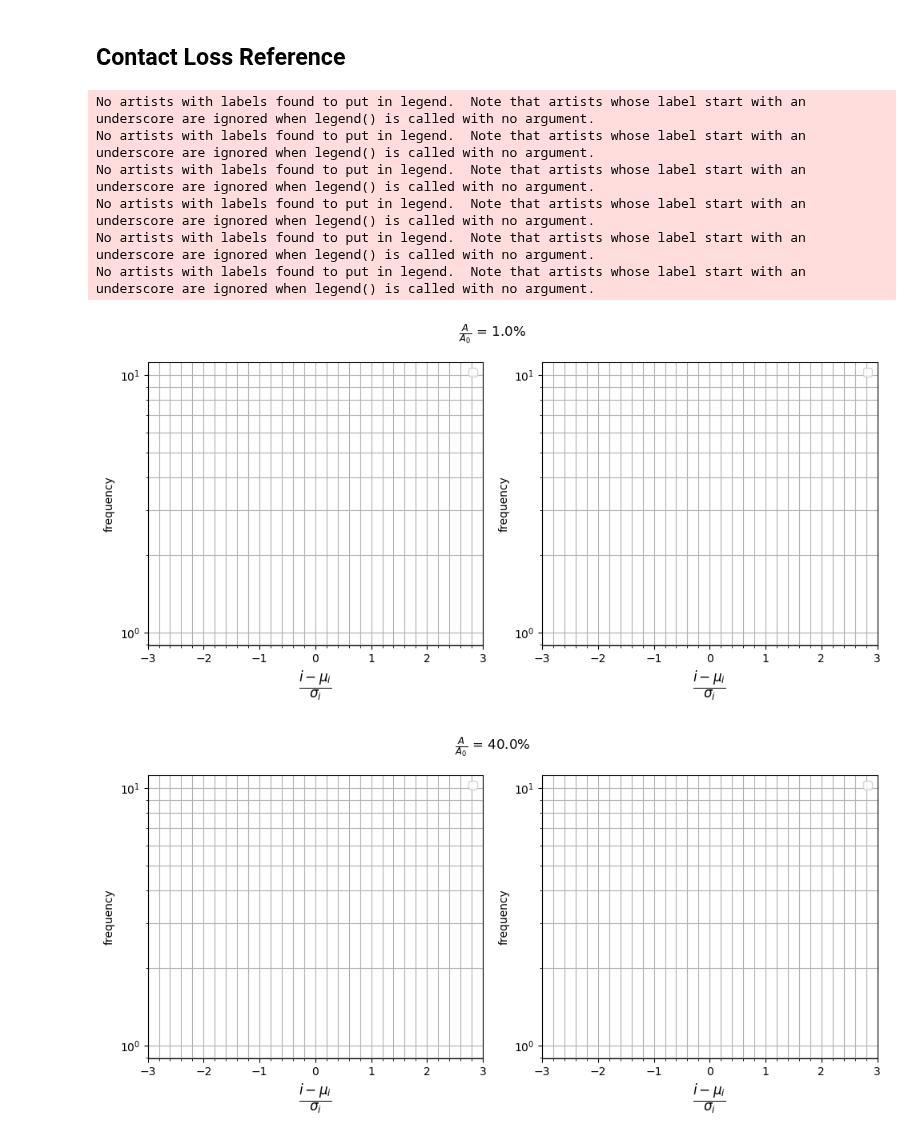
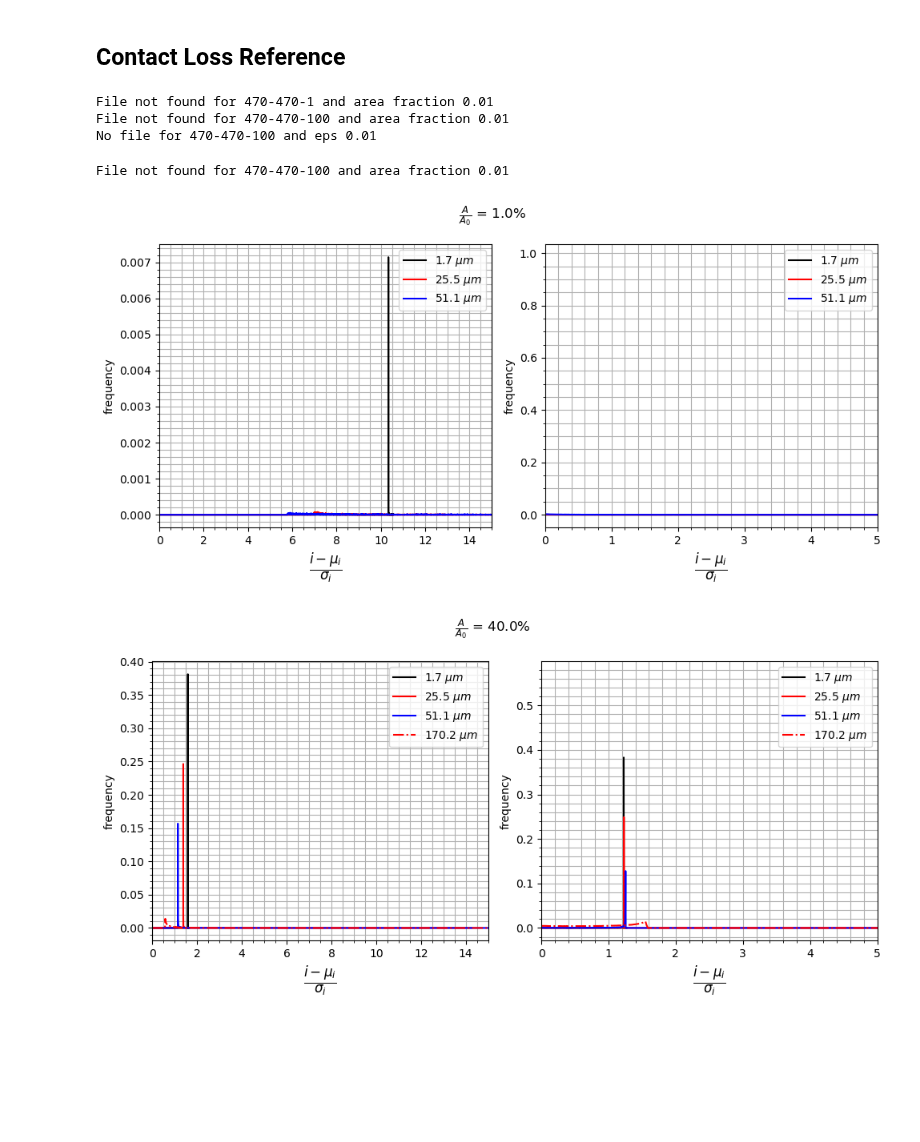
Before and after one commit to molel-gt/ssb, a Jupyter notebook: contact_loss_plots.ipynb, the cells around one changed output. Saved outputs shown, nothing was run; the diff lists cells and outputs as text; code cells hidden in the pictures; blank space fills up the shorter version.

```diff
--- a/contact_loss_plots.ipynb
+++ b/contact_loss_plots.ipynb
@@ -17,7 +17,7 @@ norm_current = {
     50: 5,
     100: 2.5,
 }
-DIMENSIONS = ('470-470-' + str(v) for v in [1, 5, 15, 30, 50, 100])
-IMAGE_IDS = (6, 11, 16, 22)
-AREA_FRACTIONS = (0.01, 0.4, 0.75)
+DIMENSIONS = ['470-470-' + str(v) for v in [1, 5, 15, 30, 50, 100]]
+IMAGE_IDS = [6, 11, 16, 22]
+AREA_FRACTIONS = [0.01, 0.4, 0.75]
 # %%
@@ -292,65 +344,81 @@ utils.make_dir_if_missing(f'figures/{name_of_study}')
 
 for dimensions in DIMENSIONS:
     for eps in AREA_FRACTIONS:
+        if np.isclose(eps, 0.01) and dimensions.split('-')[2] == '1':
+            resolution = 1
+        else:
+            resolution = 2
+        if not os.path.exists(get_folder_path(name_of_study, dimensions, resolution=resolution, img_id=None, eps=eps)):
+            print(f"File not found for {dimensions} and area fraction {eps}")
+            continue
         try:
-            make_plot_left(name_of_study, dimensions, resolution=1, img_id=None, eps=eps)
+            make_plot_left(name_of_study, dimensions, resolution=resolution, img_id=None, eps=eps)
+        except FileNotFoundError:
+            print(f"File not found for {dimensions} and area fraction {eps}")
+            continue
+for dimensions in DIMENSIONS:
+    for eps in AREA_FRACTIONS:
+        if np.isclose(eps, 0.01) and dimensions.split('-')[2] == '1':
+            resolution = 1
+        else:
+            resolution = 2
+        if not os.path.exists(get_folder_path(name_of_study, dimensions, resolution=2, img_id=None, eps=eps)):
+            print(f"No file for {dimensions} and eps {eps}")
+            continue
+        try:
+            make_plot_right(name_of_study, dimensions, resolution=2, img_id=None, eps=eps)
         except FileNotFoundError:
             print(f"No file for {dimensions} and eps {eps}")
-
-for dimensions in DIMENSIONS:
-    Lz = int(dimensions.split("-")[2])
-    for eps in AREA_FRACTIONS:
-        try:
-            make_plot_right(name_of_study, dimensions, resolution=1, img_id=img_id, eps=eps)
-        except FileNotFoundError:
-            print(f"No file for {dimensions} and eps {eps}")
+            continue
+# %% [output]
+File not found for 470-470-1 and area fraction 0.01
+File not found for 470-470-100 and area fraction 0.01
+No file for 470-470-100 and eps 0.01
 # %%
 moments_data = []
-styles = ['k-', 'r-', 'b-', 'r-.', 'b-.', 'g-'][1:]
+styles = ['k-', 'r-', 'b-', 'r-.', 'b-.', 'g-', 'r--', 'b--', 'k-.']
 for eps in AREA_FRACTIONS:
     fig, ax = plt.subplots(1, 2, figsize=(10, 5))
     fig.suptitle(r'$\frac{A}{A_0}$' + f' = {eps*100:.1f}%')
-    for idx, dimensions in enumerate(DIMENSIONS):
+    for idx, dimensions in enumerate(['470-470-' + str(v) for v in [1, 15, 30, 100]]):
         Lz = int(dimensions.split("-")[2])
+        # try:
+        if not os.path.exists(get_folder_path(name_of_study, dimensions, resolution=2, img_id=None, eps=eps)):
+            print(f"File not found for {dimensions} and area fraction {eps}")
+            continue
         try:
-            stats, final = moments(name_of_study, dimensions, resolution=1, img_id=None, eps=eps)
+            stats, final = moments(name_of_study, dimensions, resolution=2, img_id=None, eps=eps)
         except FileNotFoundError:
             print(f"File not found for {dimensions} and area fraction {eps}")
             continue
         mu_left = stats['mu_left']
         sd_left = stats['sd_left']
         mu_right = stats['mu_right']
         sd_right = stats['sd_right']
         z_left = (final[:, 0] - mu_left) / sd_left
         z_right = (final[:, 0] - mu_right) / sd_right
         moments_data.append((Lz, eps, mu_left, sd_left, mu_right, sd_right))
         ax[0].plot(z_left, final[:, 1], styles[idx], label=f'{Lz*800/470:.1f}' + r' $\mu m$')
         ax[1].plot(z_right, final[:, 2], styles[idx], label=f'{Lz*800/470:.1f}' + r' $\mu m$')
-    ax[0].set_xlim([-3, 3])
-    ax[1].set_xlim([-3, 3])
-    # ax[0].set_ylim([0, 1])
-    # ax[1].set_ylim([0, 1])
+
     ax[0].grid(True, which='both');
     ax[0].minorticks_on();
     ax[1].grid(True, which='both');
     ax[1].minorticks_on();
     ax[0].set_xlabel(r'$\frac{i-\mu_i}{\sigma_i}$', fontsize='xx-large')
     ax[1].set_xlabel(r'$\frac{i-\mu_i}{\sigma_i}$', fontsize='xx-large')
     ax[0].set_ylabel('frequency')
     ax[1].set_ylabel('frequency')
     # fig.legend(['left', 'right'])
     ax[0].legend();
     ax[1].legend();
-    ax[0].set_yscale('log');
-    ax[1].set_yscale('log');
+    # ax[0].set_yscale('log');
+    # ax[1].set_yscale('log');
+    ax[0].set_xlim([0, 15])
+    ax[1].set_xlim([0, 5])
     plt.tight_layout();
     plt.savefig(f'figures/{name_of_study}/current-density-moments-image-{eps}.png', dpi=1500);
 # %% [output]
-No artists with labels found to put in legend.  Note that artists whose label start with an underscore are ignored when legend() is called with no argument.
-No artists with labels found to put in legend.  Note that artists whose label start with an underscore are ignored when legend() is called with no argument.
-No artists with labels found to put in legend.  Note that artists whose label start with an underscore are ignored when legend() is called with no argument.
-No artists with labels found to put in legend.  Note that artists whose label start with an underscore are ignored when legend() is called with no argument.
-No artists with labels found to put in legend.  Note that artists whose label start with an underscore are ignored when legend() is called with no argument.
-No artists with labels found to put in legend.  Note that artists whose label start with an underscore are ignored when legend() is called with no argument.
+File not found for 470-470-100 and area fraction 0.01
-[figure, old version]
+[figure, new version]
-[figure, old version]
+[figure, new version]
```
Also changed, not shown: parts of 8 cells of this notebook.
